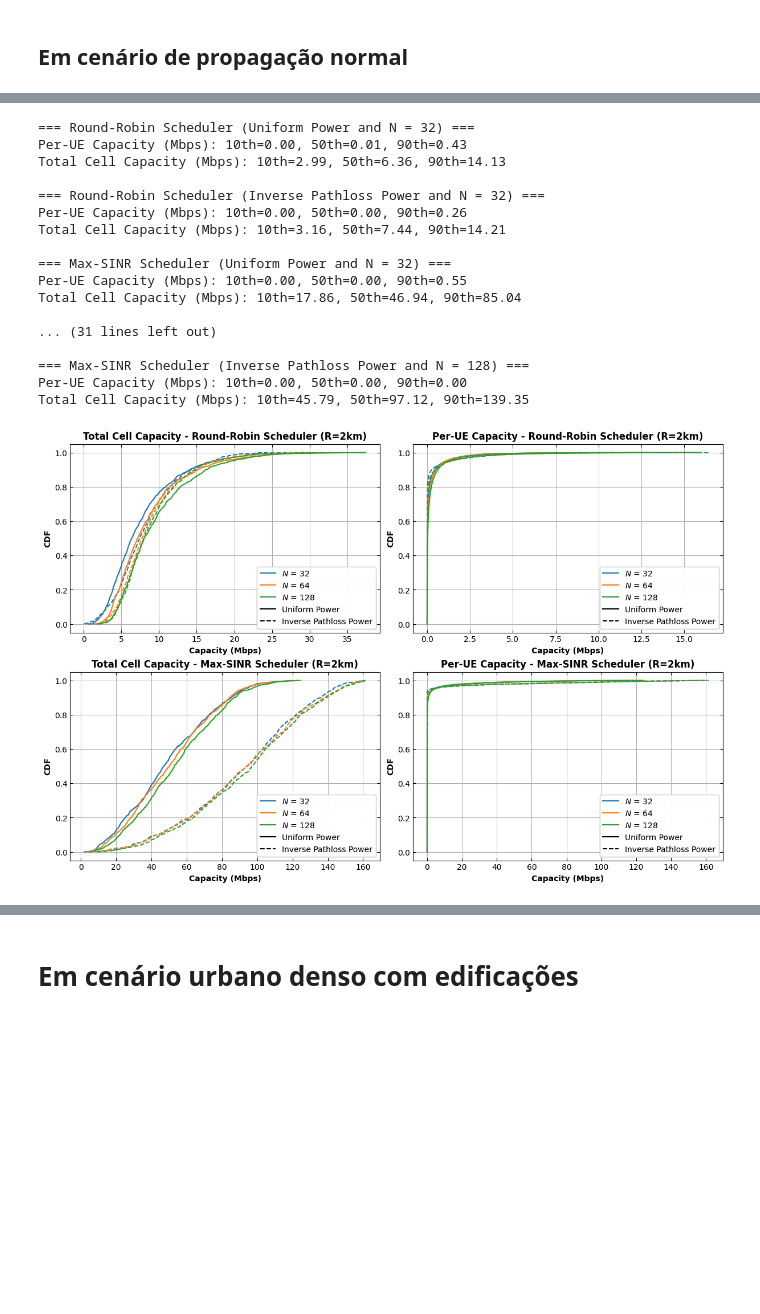
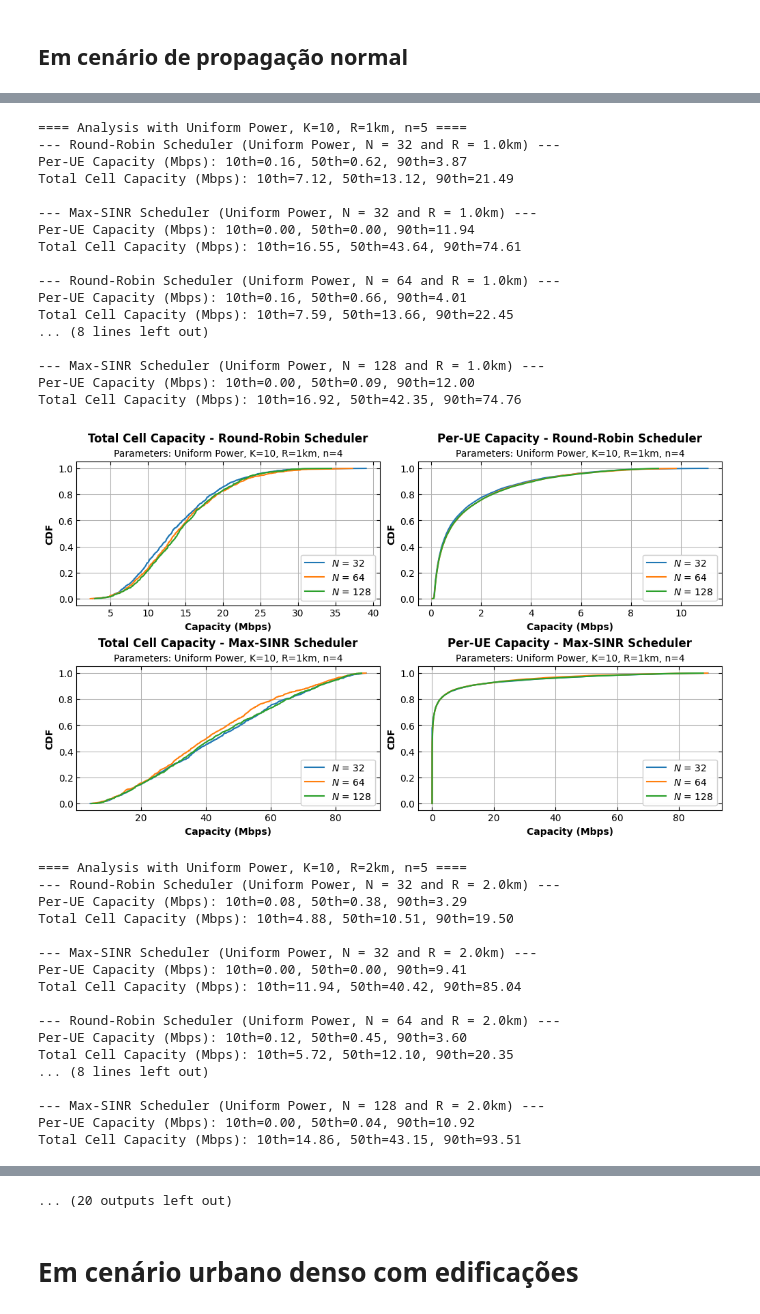
Before and after one commit to marianamf0/system_ofdma, a Jupyter notebook: atividade.ipynb, the cells around one changed output, grey strips where cells are left out. Cells and saved outputs as stored; diff of their text form; code cells hidden in the pictures; blank space fills up the shorter version.

Commit message:
Fix results

```diff
--- a/atividade.ipynb
+++ b/atividade.ipynb
@@ -36,22 +14,46 @@ Total Cell Capacity (Mbps): 10th=44.29, 50th=80.84, 90th=106.23
-# %%
-result_2km = analysis_per_scheduler(path_loss_exponent=4, cell_radius=2000, verbose=True)
-graphic_cdf_per_scheduler(output=result_2km, title_xlabel="Capacity (Mbps)", title_parameters="R=2km")
-# %% [output]
-=== Round-Robin Scheduler (Uniform Power and N = 32) ===
-Per-UE Capacity (Mbps): 10th=0.00, 50th=0.01, 90th=0.43
-Total Cell Capacity (Mbps): 10th=2.99, 50th=6.36, 90th=14.13
-
-=== Round-Robin Scheduler (Inverse Pathloss Power and N = 32) ===
-Per-UE Capacity (Mbps): 10th=0.00, 50th=0.00, 90th=0.26
-Total Cell Capacity (Mbps): 10th=3.16, 50th=7.44, 90th=14.21
-
-=== Max-SINR Scheduler (Uniform Power and N = 32) ===
-Per-UE Capacity (Mbps): 10th=0.00, 50th=0.00, 90th=0.55
-Total Cell Capacity (Mbps): 10th=17.86, 50th=46.94, 90th=85.04
-
-... (31 lines left out)
-
-=== Max-SINR Scheduler (Inverse Pathloss Power and N = 128) ===
-Per-UE Capacity (Mbps): 10th=0.00, 50th=0.00, 90th=0.00
-Total Cell Capacity (Mbps): 10th=45.79, 50th=97.12, 90th=139.35
-[figure, removed]
+# %%
+power_allocation_strategies = {"Uniform Power": "uniform", "Inverse Pathloss Power": "inverse_pathloss"}
+for power_strategy, strategy in power_allocation_strategies.items():
+    for ues in [10, 20, 40, 80]:
+        for radius in [1, 2]:
+            print(f"\n==== Analysis with {power_strategy}, K={ues}, R={radius}km, n=5 ====")
+            output = analysis_per_scheduler(number_ues=ues,
+                path_loss_exponent=4, cell_radius=radius*1000, power_strategy=strategy, verbose=True)
+            graphic_cdf_per_scheduler(output=output, title_xlabel="Capacity (Mbps)",
+                title_parameters=f"Parameters: {power_strategy}, K={ues}, R={radius}km, n=4")
+# %% [output]
+==== Analysis with Uniform Power, K=10, R=1km, n=5 ====
+--- Round-Robin Scheduler (Uniform Power, N = 32 and R = 1.0km) ---
+Per-UE Capacity (Mbps): 10th=0.16, 50th=0.62, 90th=3.87
+Total Cell Capacity (Mbps): 10th=7.12, 50th=13.12, 90th=21.49
+
+--- Max-SINR Scheduler (Uniform Power, N = 32 and R = 1.0km) ---
+Per-UE Capacity (Mbps): 10th=0.00, 50th=0.00, 90th=11.94
+Total Cell Capacity (Mbps): 10th=16.55, 50th=43.64, 90th=74.61
+
+--- Round-Robin Scheduler (Uniform Power, N = 64 and R = 1.0km) ---
+Per-UE Capacity (Mbps): 10th=0.16, 50th=0.66, 90th=4.01
+Total Cell Capacity (Mbps): 10th=7.59, 50th=13.66, 90th=22.45
+... (8 lines left out)
+
+--- Max-SINR Scheduler (Uniform Power, N = 128 and R = 1.0km) ---
+Per-UE Capacity (Mbps): 10th=0.00, 50th=0.09, 90th=12.00
+Total Cell Capacity (Mbps): 10th=16.92, 50th=42.35, 90th=74.76
+[figure, added]
+==== Analysis with Uniform Power, K=10, R=2km, n=5 ====
+--- Round-Robin Scheduler (Uniform Power, N = 32 and R = 2.0km) ---
+Per-UE Capacity (Mbps): 10th=0.08, 50th=0.38, 90th=3.29
+Total Cell Capacity (Mbps): 10th=4.88, 50th=10.51, 90th=19.50
+
+--- Max-SINR Scheduler (Uniform Power, N = 32 and R = 2.0km) ---
+Per-UE Capacity (Mbps): 10th=0.00, 50th=0.00, 90th=9.41
+Total Cell Capacity (Mbps): 10th=11.94, 50th=40.42, 90th=85.04
+
+--- Round-Robin Scheduler (Uniform Power, N = 64 and R = 2.0km) ---
+Per-UE Capacity (Mbps): 10th=0.12, 50th=0.45, 90th=3.60
+Total Cell Capacity (Mbps): 10th=5.72, 50th=12.10, 90th=20.35
+... (8 lines left out)
+
+--- Max-SINR Scheduler (Uniform Power, N = 128 and R = 2.0km) ---
+Per-UE Capacity (Mbps): 10th=0.00, 50th=0.04, 90th=10.92
+Total Cell Capacity (Mbps): 10th=14.86, 50th=43.15, 90th=93.51
@@ -58,2 +133,3 @@ Total Cell Capacity (Mbps): 10th=45.79, 50th=97.12, 90th=139.35
+... (20 outputs left out)
 # %% [markdown]
 # **Em cenário urbano denso com edificações**
```
Also changed, not shown: parts of 5 cells of this notebook, 3 other files.
